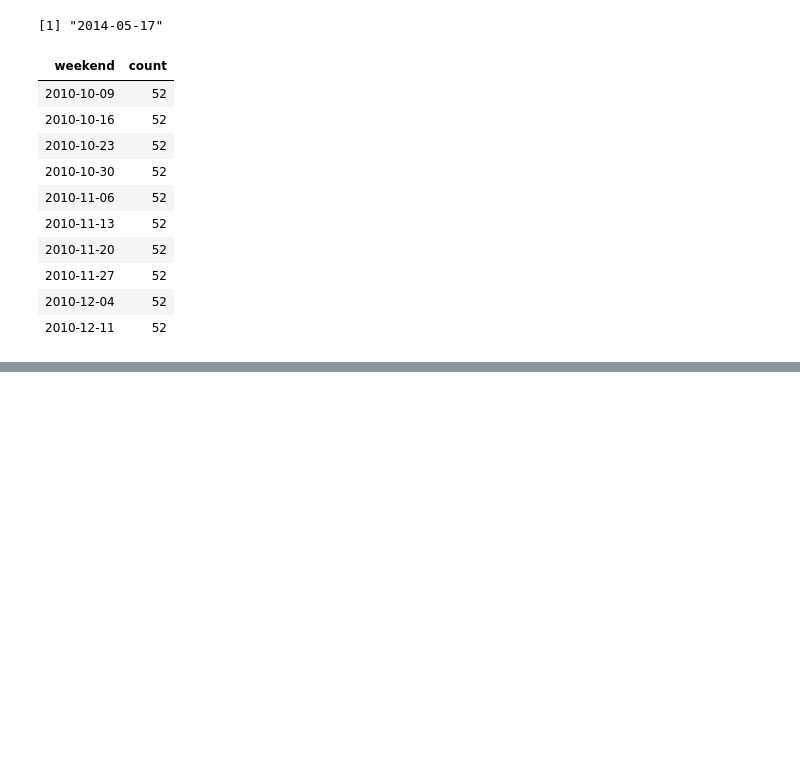
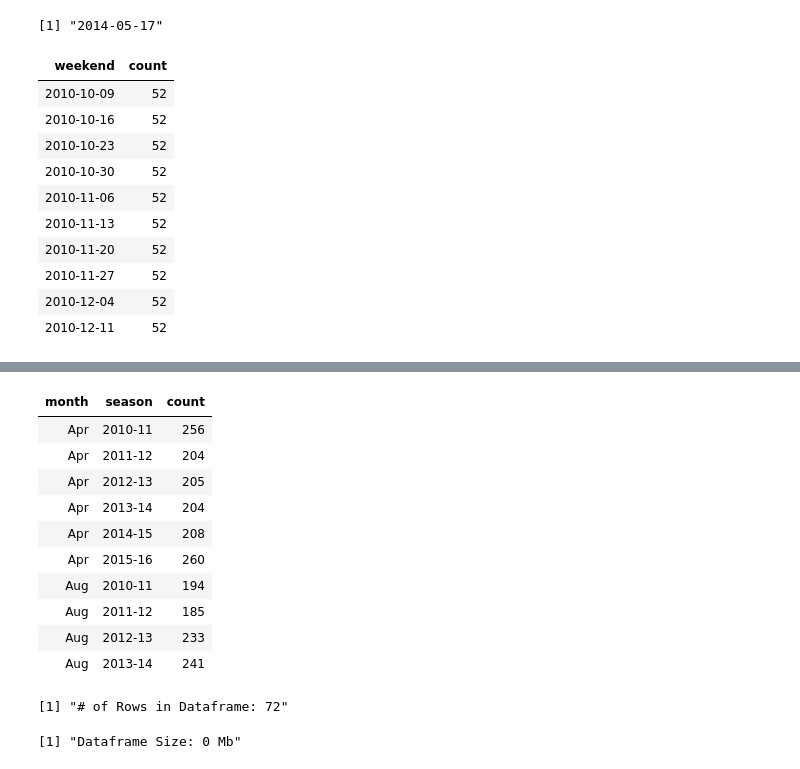
Before and after one commit to smrtnrd/data-exploration-influenza, a Jupyter notebook: influenza_data_nm.ipynb, the cells around one changed output, grey strips where cells are left out. Saved outputs shown, nothing was run; the diff lists cells and outputs as text; code cells hidden in the pictures; blank space fills up the shorter version.

```diff
--- a/influenza_data_nm.ipynb
+++ b/influenza_data_nm.ipynb
@@ -204,0 +213,31 @@ max_save(plot, "US-ILI-when-1", "US CDC Fluview Data")
+# %%
+# Returns the numeric hour component of a string formatted "HH:MM", e.g. "09:40" input returns 9
+get_month <- function(x) {
+    date <- as.Date(x, "%b-%d-%Y") #format the data to date
+    month <- format(date, "%b") # return the month
+    return (month)
+}
+
+df.flu.time <- df.flu.activity %>%
+                    mutate(month = sapply(weekend, get_month)) %>%
+                    group_by(month, season) %>%
+                    summarize(count = n())
+
+
+df.flu.time %>% head(10)
+sprintf("# of Rows in Dataframe: %s", nrow(df.flu.time))
+sprintf("Dataframe Size: %s", format(object.size(df.flu.time), units = "MB"))
+# %% [output]
+| month | season | count |
+| Apr | 2010-11 | 256 |
+| Apr | 2011-12 | 204 |
+| Apr | 2012-13 | 205 |
+| Apr | 2013-14 | 204 |
+| Apr | 2014-15 | 208 |
+| Apr | 2015-16 | 260 |
+| Aug | 2010-11 | 194 |
+| Aug | 2011-12 | 185 |
+| Aug | 2012-13 | 233 |
+| Aug | 2013-14 | 241 |
+[1] "# of Rows in Dataframe: 72"
+[1] "Dataframe Size: 0 Mb"
```
Also changed, not shown: parts of 8 cells of this notebook, 2 other files.
